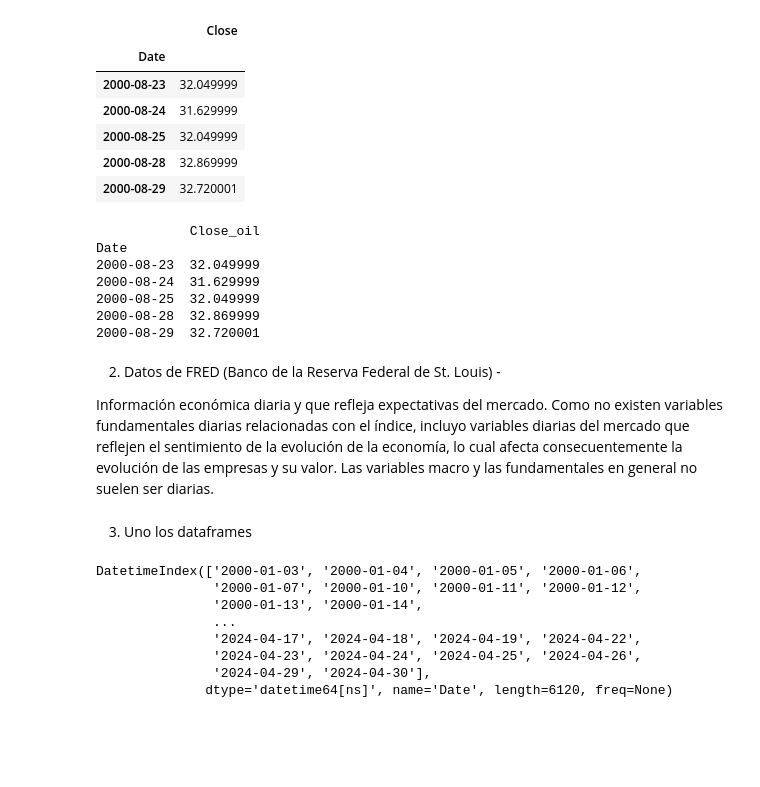
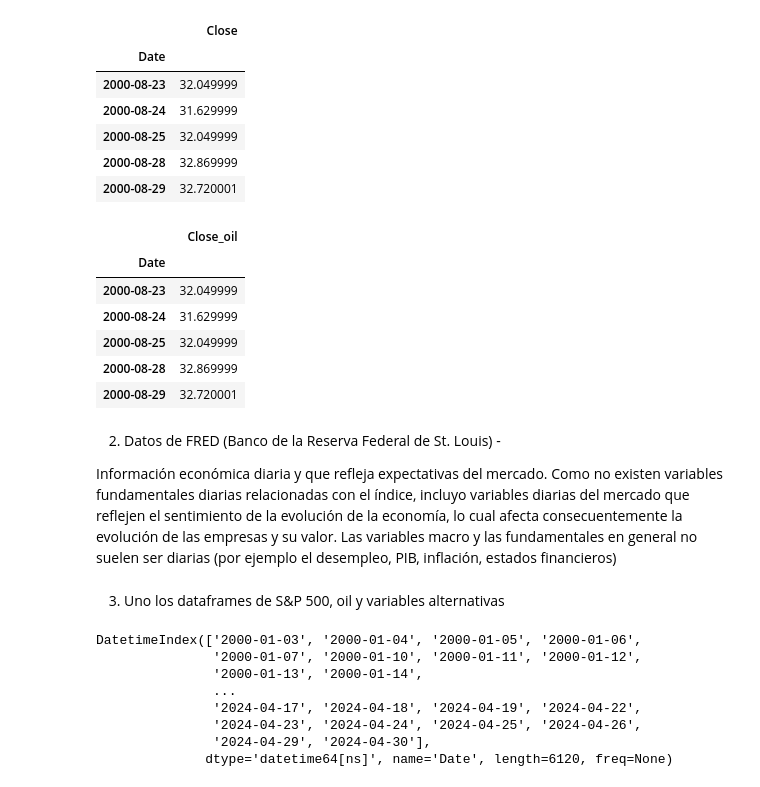
Before and after one commit to lgarnov19/TFM_Prediccion_SP500, a Jupyter notebook: TFM_Datos Series_FINAL.ipynb, the cells around one changed output. Saved outputs shown, nothing was run; the diff lists cells and outputs as text; code cells hidden in the pictures; blank space fills up the shorter version.

```diff
--- a/TFM_Datos Series_FINAL.ipynb
+++ b/TFM_Datos Series_FINAL.ipynb
@@ -59,25 +63,26 @@ oil.head()
 | 2000-08-28 | 32.869999 |
 | 2000-08-29 | 32.720001 |
 # %%
-# Renombr< la columna 'Close' a 'Close_oil' en el DataFrame 'oil' para que no se confunda con la del S&P 500
+# Renombra la columna 'Close' a 'Close_oil' en el DataFrame 'oil' para que no se confunda con la del S&P 500
 oil.rename(columns={'Close': 'Close_oil'}, inplace=True)
 
 # Muestra las primeras filas para verificar el cambio
-print(oil.head())
+#print(oil.head())
+oil.head()
 # %% [output]
-            Close_oil
-Date
-2000-08-23  32.049999
-2000-08-24  31.629999
-2000-08-25  32.049999
-2000-08-28  32.869999
-2000-08-29  32.720001
+|  | Close_oil |
+| Date |  |
+| 2000-08-23 | 32.049999 |
+| 2000-08-24 | 31.629999 |
+| 2000-08-25 | 32.049999 |
+| 2000-08-28 | 32.869999 |
+| 2000-08-29 | 32.720001 |
 # %% [markdown]
 2. Datos de FRED (Banco de la Reserva Federal de St. Louis) -
 
 Información económica diaria y que refleja expectativas del mercado. Como no existen variables fundamentales diarias relacionadas con el índice,
 incluyo variables diarias del mercado que reflejen el sentimiento de la evolución de la economía, lo cual afecta consecuentemente la evolución de las empresas y su valor.
-Las variables macro y las fundamentales en general no suelen ser diarias.
+Las variables macro y las fundamentales en general no suelen ser diarias (por ejemplo el desempleo, PIB, inflación, estados financieros)
 # %%
 import requests
 
@@ -153,7 +158,7 @@ for series_id in series_ids:
 # Combine all the series DataFrames into one DataFrame
 macroeconomic_df = pd.concat(dfs.values(), axis=1)
 # %% [markdown]
-3. Uno los dataframes
+3. Uno los dataframes de S&P 500, oil y variables alternativas
 # %%
 # Unir macroeconomic_df con sp500 basado en sus índices de fecha
 AllVar_df =sp500.join(macroeconomic_df, how='inner')
```
Also changed, not shown: parts of 23 cells of this notebook.
